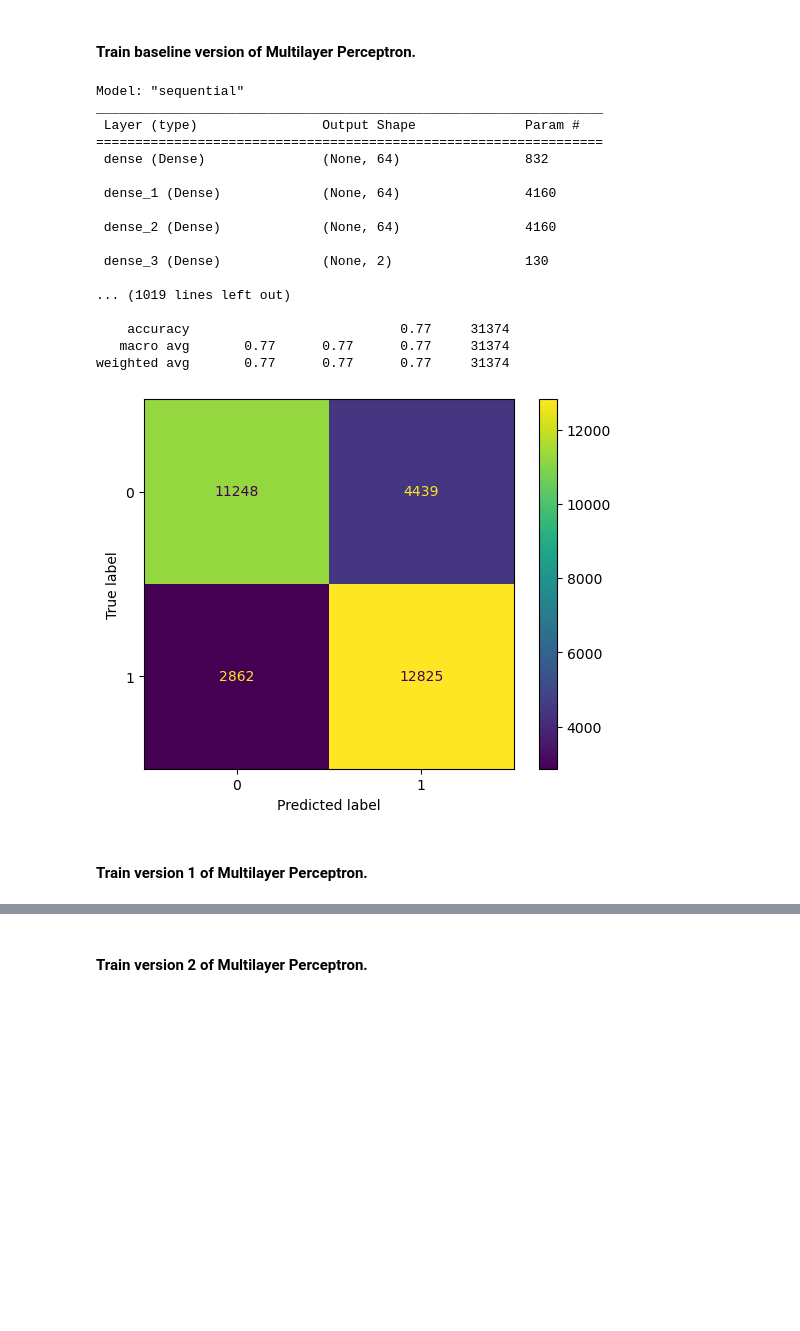
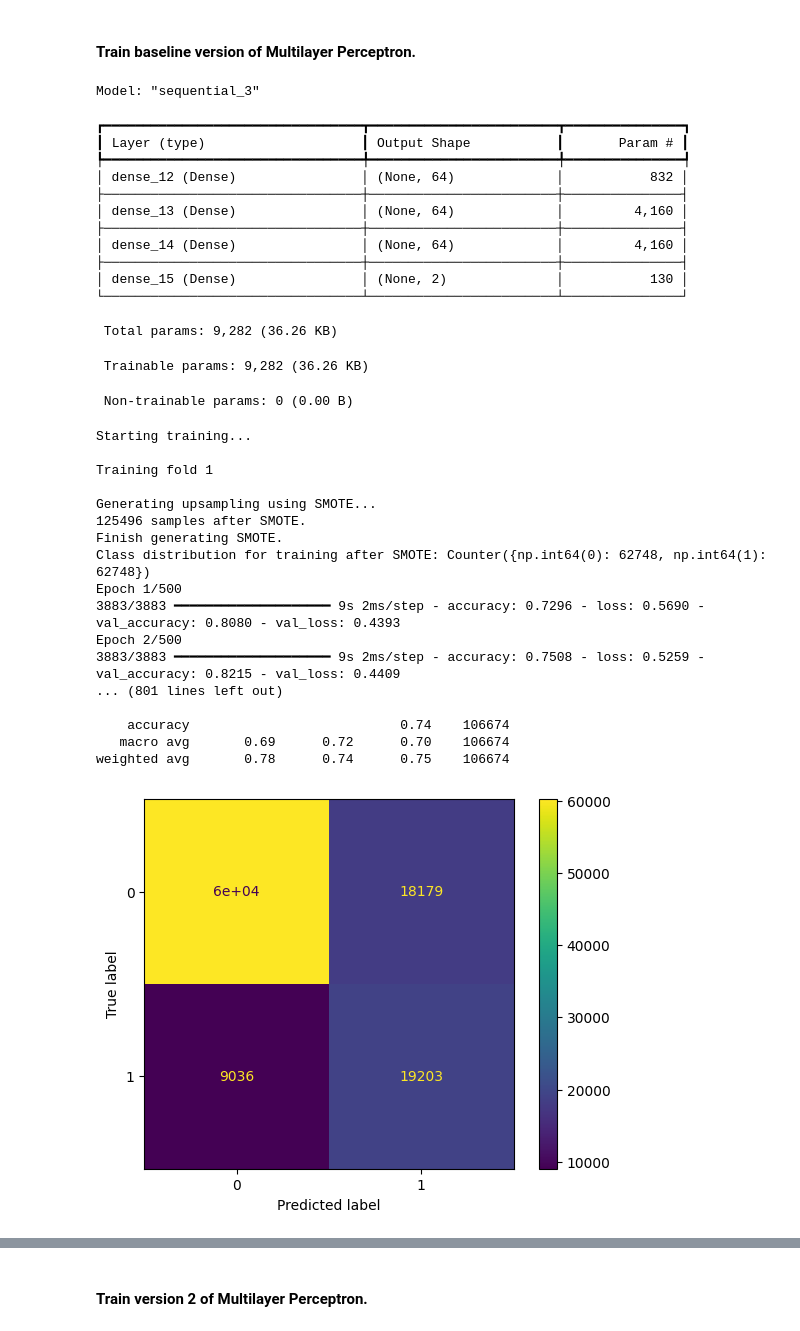
Before and after one commit to rodrigoalexandre/apachejit-sdp-multilayerperceptron, a Jupyter notebook: source/mlpercetron-apachejit-model.ipynb, the cells around one changed output, grey strips where cells are left out. Saved outputs shown, nothing was run; the diff lists cells and outputs as text; code cells hidden in the pictures; blank space fills up the shorter version.

```diff
--- a/source/mlpercetron-apachejit-model.ipynb
+++ b/source/mlpercetron-apachejit-model.ipynb
@@ -175,29 +192,41 @@ Number of samples for test: 31374
 # %%
 
 bs_model = create_baseline()
 bs_num_epochs = 500
 bs_batch_size = 32
-bs_valid_split = 0.1
 
-training_history = train_mlp_model(bs_model, X_train, y_train, X_test, y_test, bs_num_epochs, bs_batch_size, bs_valid_split, "baseline_model.h5")
+training_history = train_mlp_model(bs_model, X, y, bs_num_epochs, bs_batch_size, "baseline_model.keras")
 # %% [output]
-Model: "sequential"
-_________________________________________________________________
- Layer (type)                Output Shape              Param #
-=================================================================
- dense (Dense)               (None, 64)                832
-
- dense_1 (Dense)             (None, 64)                4160
-
- dense_2 (Dense)             (None, 64)                4160
-
- dense_3 (Dense)             (None, 2)                 130
-
-... (1019 lines left out)
-
-    accuracy                           0.77     31374
-   macro avg       0.77      0.77      0.77     31374
-weighted avg       0.77      0.77      0.77     31374
+Model: "sequential_3"
+┏━━━━━━━━━━━━━━━━━━━━━━━━━━━━━━━━━┳━━━━━━━━━━━━━━━━━━━━━━━━┳━━━━━━━━━━━━━━━┓
+┃ Layer (type)                    ┃ Output Shape           ┃       Param # ┃
+┡━━━━━━━━━━━━━━━━━━━━━━━━━━━━━━━━━╇━━━━━━━━━━━━━━━━━━━━━━━━╇━━━━━━━━━━━━━━━┩
+│ dense_12 (Dense)                │ (None, 64)             │           832 │
+├─────────────────────────────────┼────────────────────────┼───────────────┤
+│ dense_13 (Dense)                │ (None, 64)             │         4,160 │
+├─────────────────────────────────┼────────────────────────┼───────────────┤
+│ dense_14 (Dense)                │ (None, 64)             │         4,160 │
+├─────────────────────────────────┼────────────────────────┼───────────────┤
+│ dense_15 (Dense)                │ (None, 2)              │           130 │
+└─────────────────────────────────┴────────────────────────┴───────────────┘
+ Total params: 9,282 (36.26 KB)
+ Trainable params: 9,282 (36.26 KB)
+ Non-trainable params: 0 (0.00 B)
+Starting training...
+
+Training fold 1
+
+Generating upsampling using SMOTE...
+125496 samples after SMOTE.
+Finish generating SMOTE.
+Class distribution for training after SMOTE: Counter({np.int64(0): 62748, np.int64(1): 62748})
+Epoch 1/500
+3883/3883 ━━━━━━━━━━━━━━━━━━━━ 9s 2ms/step - accuracy: 0.7296 - loss: 0.5690 - val_accuracy: 0.8080 - val_loss: 0.4393
+Epoch 2/500
+3883/3883 ━━━━━━━━━━━━━━━━━━━━ 9s 2ms/step - accuracy: 0.7508 - loss: 0.5259 - val_accuracy: 0.8215 - val_loss: 0.4409
+... (801 lines left out)
+
+    accuracy                           0.74    106674
+   macro avg       0.69      0.72      0.70    106674
+weighted avg       0.78      0.74      0.75    106674
-[figure, old version]
+[figure, new version]
-# %% [markdown]
-#### Train version 1 of Multilayer Perceptron.
```
Also changed, not shown: parts of 14 cells of this notebook, 2 other files.
